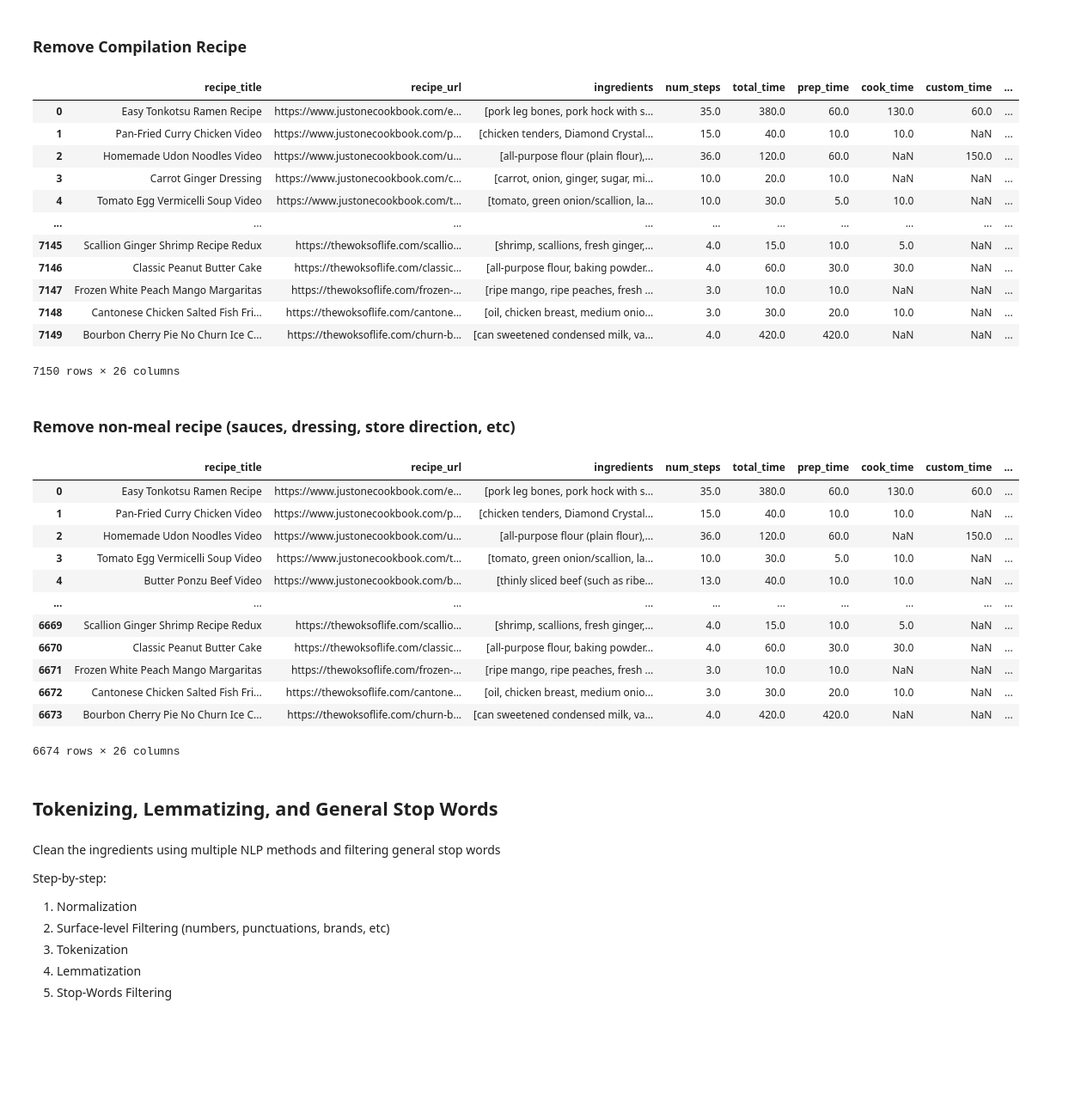
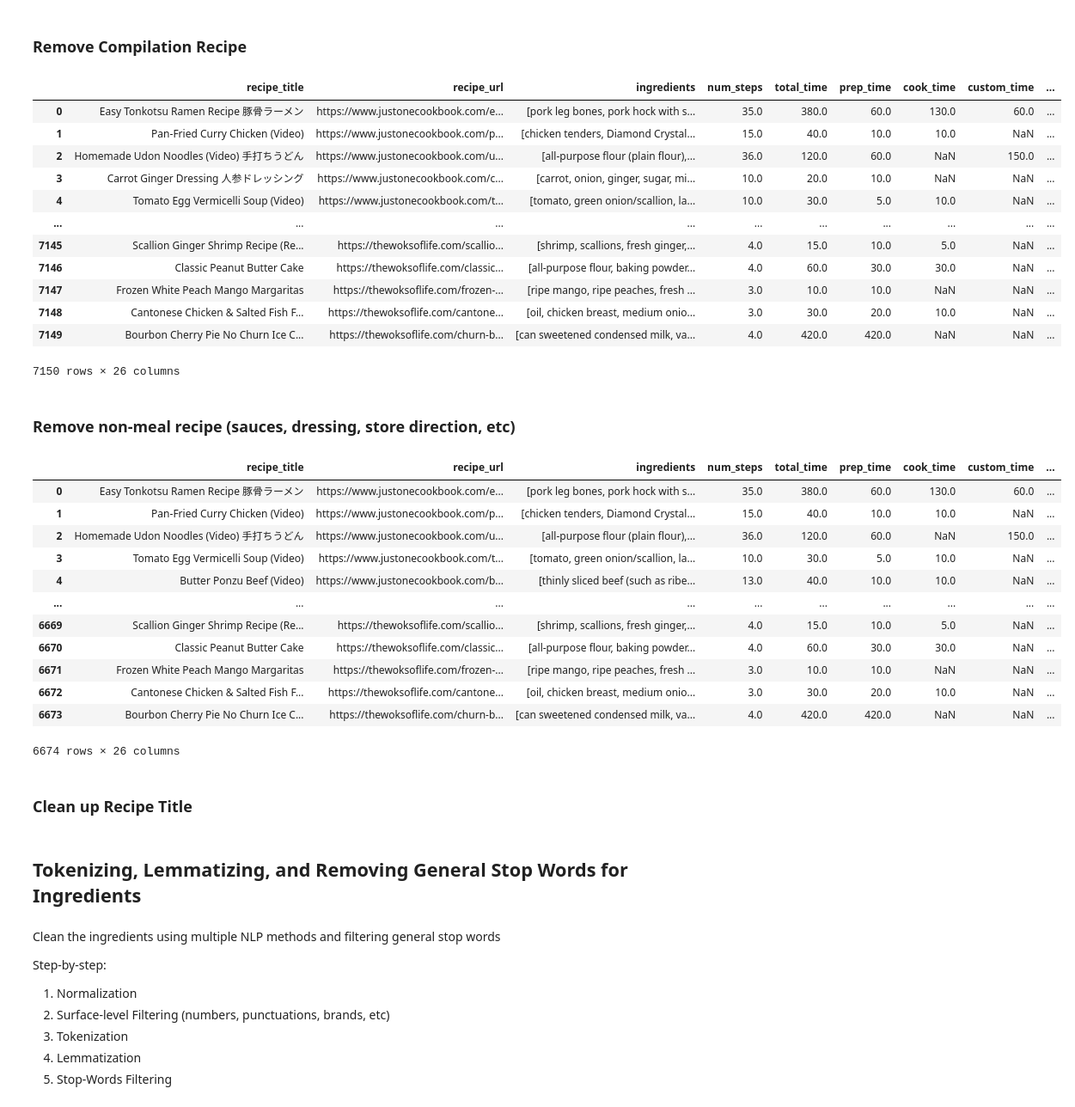
Before and after one commit to alfredmastan/food-recommendation, a Jupyter notebook: data_preprocessing.ipynb, the cells around one changed output. Shown at 86% size. Saved outputs shown, nothing was run; the diff lists cells and outputs as text; code cells hidden in the pictures; blank space fills up the shorter version.

```diff
--- a/data_preprocessing.ipynb
+++ b/data_preprocessing.ipynb
@@ -31,50 +37,49 @@ complete_cookbook
 ### Remove Compilation Recipe
 # %%
 cleaned_cookbook = complete_cookbook.copy()
-
-# Remove other characters that are not digits or alphabets
-cleaned_cookbook.recipe_title = complete_cookbook.recipe_title.apply(lambda x: re.sub("[^ \-a-zA-Z0-9]*", "", x))
 
 # Drop compilation recipes and keep single recipes only
 all_numbers_title_idx = ~pd.isna(cleaned_cookbook.recipe_title.apply(lambda x: re.match("^\d+", x.lower()))) # All titles with numbers in front
 keep_numbers_title_idx = ~pd.isna(cleaned_cookbook.recipe_title.apply(lambda x: re.match("^\d+( |-)+(ingredient(s)?|minute(s)?|hour(s)?|bowl(s)?|pot(s)?|layer(s)?)", x.lower()))) # Titles with numbers in front to keep
 
 cleaned_cookbook = cleaned_cookbook.drop(cleaned_cookbook[all_numbers_title_idx & ~keep_numbers_title_idx].index)
 cleaned_cookbook = cleaned_cookbook.reset_index(drop=True)
 cleaned_cookbook
 # %% [output]
 |  | recipe_title | recipe_url | ingredients | num_steps | total_time | prep_time | cook_time | custom_time | ... |
-| 0 | Easy Tonkotsu Ramen Recipe | https://www.justonecookbook.com/e... | [pork leg bones, pork hock with s... | 35.0 | 380.0 | 60.0 | 130.0 | 60.0 | ... |
-| 1 | Pan-Fried Curry Chicken Video | https://www.justonecookbook.com/p... | [chicken tenders, Diamond Crystal... | 15.0 | 40.0 | 10.0 | 10.0 | NaN | ... |
-| 2 | Homemade Udon Noodles Video | https://www.justonecookbook.com/u... | [all-purpose flour (plain flour),... | 36.0 | 120.0 | 60.0 | NaN | 150.0 | ... |
-| 3 | Carrot Ginger Dressing | https://www.justonecookbook.com/c... | [carrot, onion, ginger, sugar, mi... | 10.0 | 20.0 | 10.0 | NaN | NaN | ... |
-| 4 | Tomato Egg Vermicelli Soup Video | https://www.justonecookbook.com/t... | [tomato, green onion/scallion, la... | 10.0 | 30.0 | 5.0 | 10.0 | NaN | ... |
+| 0 | Easy Tonkotsu Ramen Recipe 豚骨ラーメン | https://www.justonecookbook.com/e... | [pork leg bones, pork hock with s... | 35.0 | 380.0 | 60.0 | 130.0 | 60.0 | ... |
+| 1 | Pan-Fried Curry Chicken (Video) | https://www.justonecookbook.com/p... | [chicken tenders, Diamond Crystal... | 15.0 | 40.0 | 10.0 | 10.0 | NaN | ... |
+| 2 | Homemade Udon Noodles (Video) 手打ちうどん | https://www.justonecookbook.com/u... | [all-purpose flour (plain flour),... | 36.0 | 120.0 | 60.0 | NaN | 150.0 | ... |
+| 3 | Carrot Ginger Dressing 人参ドレッシング | https://www.justonecookbook.com/c... | [carrot, onion, ginger, sugar, mi... | 10.0 | 20.0 | 10.0 | NaN | NaN | ... |
+| 4 | Tomato Egg Vermicelli Soup (Video) | https://www.justonecookbook.com/t... | [tomato, green onion/scallion, la... | 10.0 | 30.0 | 5.0 | 10.0 | NaN | ... |
 | ... | ... | ... | ... | ... | ... | ... | ... | ... | ... |
-| 7145 | Scallion Ginger Shrimp Recipe Redux | https://thewoksoflife.com/scallio... | [shrimp, scallions, fresh ginger,... | 4.0 | 15.0 | 10.0 | 5.0 | NaN | ... |
+| 7145 | Scallion Ginger Shrimp Recipe (Re... | https://thewoksoflife.com/scallio... | [shrimp, scallions, fresh ginger,... | 4.0 | 15.0 | 10.0 | 5.0 | NaN | ... |
 | 7146 | Classic Peanut Butter Cake | https://thewoksoflife.com/classic... | [all-purpose flour, baking powder... | 4.0 | 60.0 | 30.0 | 30.0 | NaN | ... |
 | 7147 | Frozen White Peach Mango Margaritas | https://thewoksoflife.com/frozen-... | [ripe mango, ripe peaches, fresh ... | 3.0 | 10.0 | 10.0 | NaN | NaN | ... |
-| 7148 | Cantonese Chicken Salted Fish Fri... | https://thewoksoflife.com/cantone... | [oil, chicken breast, medium onio... | 3.0 | 30.0 | 20.0 | 10.0 | NaN | ... |
+| 7148 | Cantonese Chicken & Salted Fish F... | https://thewoksoflife.com/cantone... | [oil, chicken breast, medium onio... | 3.0 | 30.0 | 20.0 | 10.0 | NaN | ... |
 | 7149 | Bourbon Cherry Pie No Churn Ice C... | https://thewoksoflife.com/churn-b... | [can sweetened condensed milk, va... | 4.0 | 420.0 | 420.0 | NaN | NaN | ... |
 7150 rows × 26 columns
 # %% [markdown]
 ### Remove non-meal recipe (sauces, dressing, store direction, etc)
 # %%
-other_recipes_idx = ~pd.isna(cleaned_cookbook.recipe_title.apply(lambda x: re.search("(sauce(s)?|dressing(s)?|store|cut|slice|clean)", x.lower())))
+other_recipes_idx = ~pd.isna(cleaned_cookbook.recipe_title.apply(lambda x: re.search("(sauce(s)?|dressing(s)?|store|cut|slice|clean|what)", x.lower())))
 
 cleaned_cookbook = cleaned_cookbook.drop(cleaned_cookbook[other_recipes_idx].index)
 cleaned_cookbook = cleaned_cookbook.reset_index(drop=True)
 cleaned_cookbook
 # %% [output]
 |  | recipe_title | recipe_url | ingredients | num_steps | total_time | prep_time | cook_time | custom_time | ... |
-| 0 | Easy Tonkotsu Ramen Recipe | https://www.justonecookbook.com/e... | [pork leg bones, pork hock with s... | 35.0 | 380.0 | 60.0 | 130.0 | 60.0 | ... |
-| 1 | Pan-Fried Curry Chicken Video | https://www.justonecookbook.com/p... | [chicken tenders, Diamond Crystal... | 15.0 | 40.0 | 10.0 | 10.0 | NaN | ... |
-| 2 | Homemade Udon Noodles Video | https://www.justonecookbook.com/u... | [all-purpose flour (plain flour),... | 36.0 | 120.0 | 60.0 | NaN | 150.0 | ... |
-| 3 | Tomato Egg Vermicelli Soup Video | https://www.justonecookbook.com/t... | [tomato, green onion/scallion, la... | 10.0 | 30.0 | 5.0 | 10.0 | NaN | ... |
-| 4 | Butter Ponzu Beef Video | https://www.justonecookbook.com/b... | [thinly sliced beef (such as ribe... | 13.0 | 40.0 | 10.0 | 10.0 | NaN | ... |
+| 0 | Easy Tonkotsu Ramen Recipe 豚骨ラーメン | https://www.justonecookbook.com/e... | [pork leg bones, pork hock with s... | 35.0 | 380.0 | 60.0 | 130.0 | 60.0 | ... |
+| 1 | Pan-Fried Curry Chicken (Video) | https://www.justonecookbook.com/p... | [chicken tenders, Diamond Crystal... | 15.0 | 40.0 | 10.0 | 10.0 | NaN | ... |
+| 2 | Homemade Udon Noodles (Video) 手打ちうどん | https://www.justonecookbook.com/u... | [all-purpose flour (plain flour),... | 36.0 | 120.0 | 60.0 | NaN | 150.0 | ... |
+| 3 | Tomato Egg Vermicelli Soup (Video) | https://www.justonecookbook.com/t... | [tomato, green onion/scallion, la... | 10.0 | 30.0 | 5.0 | 10.0 | NaN | ... |
+| 4 | Butter Ponzu Beef (Video) | https://www.justonecookbook.com/b... | [thinly sliced beef (such as ribe... | 13.0 | 40.0 | 10.0 | 10.0 | NaN | ... |
 | ... | ... | ... | ... | ... | ... | ... | ... | ... | ... |
-| 6669 | Scallion Ginger Shrimp Recipe Redux | https://thewoksoflife.com/scallio... | [shrimp, scallions, fresh ginger,... | 4.0 | 15.0 | 10.0 | 5.0 | NaN | ... |
+| 6669 | Scallion Ginger Shrimp Recipe (Re... | https://thewoksoflife.com/scallio... | [shrimp, scallions, fresh ginger,... | 4.0 | 15.0 | 10.0 | 5.0 | NaN | ... |
 | 6670 | Classic Peanut Butter Cake | https://thewoksoflife.com/classic... | [all-purpose flour, baking powder... | 4.0 | 60.0 | 30.0 | 30.0 | NaN | ... |
 | 6671 | Frozen White Peach Mango Margaritas | https://thewoksoflife.com/frozen-... | [ripe mango, ripe peaches, fresh ... | 3.0 | 10.0 | 10.0 | NaN | NaN | ... |
-| 6672 | Cantonese Chicken Salted Fish Fri... | https://thewoksoflife.com/cantone... | [oil, chicken breast, medium onio... | 3.0 | 30.0 | 20.0 | 10.0 | NaN | ... |
+| 6672 | Cantonese Chicken & Salted Fish F... | https://thewoksoflife.com/cantone... | [oil, chicken breast, medium onio... | 3.0 | 30.0 | 20.0 | 10.0 | NaN | ... |
 | 6673 | Bourbon Cherry Pie No Churn Ice C... | https://thewoksoflife.com/churn-b... | [can sweetened condensed milk, va... | 4.0 | 420.0 | 420.0 | NaN | NaN | ... |
 6674 rows × 26 columns
+# %% [markdown]
+### Clean up Recipe Title
@@ -81,5 +102,5 @@ cleaned_cookbook
 # %% [markdown]
-## Tokenizing, Lemmatizing, and General Stop Words
+## Tokenizing, Lemmatizing, and Removing General Stop Words for Ingredients
 # %% [markdown]
 Clean the ingredients using multiple NLP methods and filtering general stop words
 
```
Also changed, not shown: parts of 15 cells of this notebook, 4 other files.
